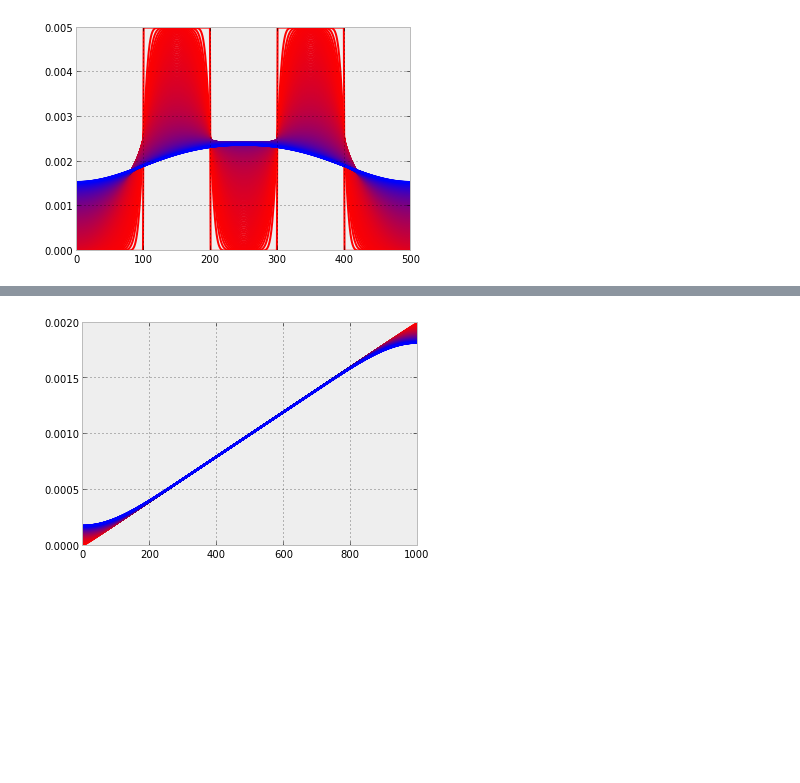
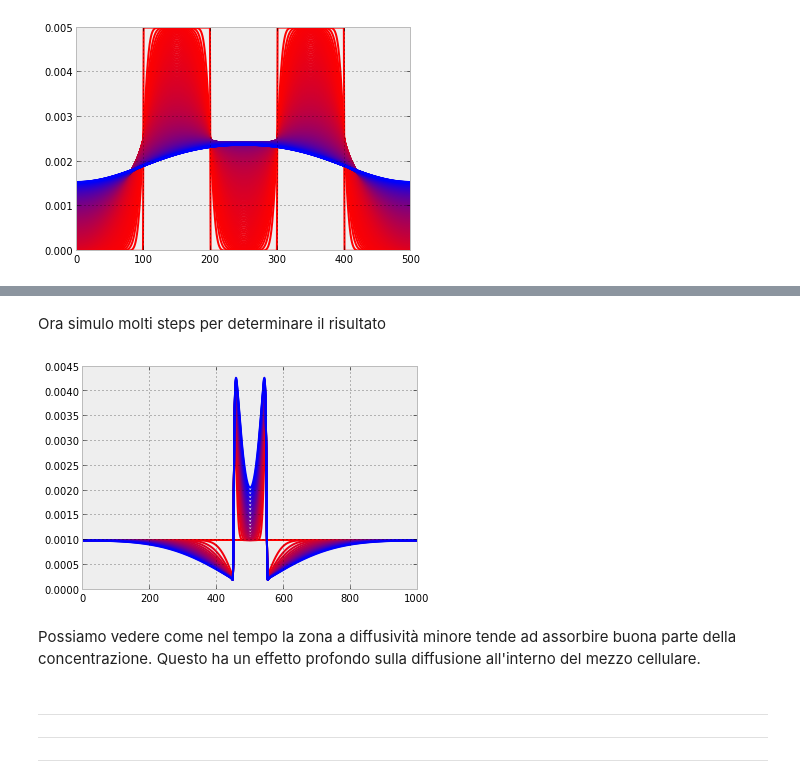
Before and after one commit to EnricoGiampieri/lezionipython, a Jupyter notebook: metodi fisici - diffusione.ipynb, the cells around one changed output, grey strips where cells are left out. Saved outputs shown, nothing was run; the diff lists cells and outputs as text; code cells hidden in the pictures; blank space fills up the shorter version.

Commit message:
aggiunta la lezione sulla diffusione

```diff
--- a/metodi fisici - diffusione.ipynb
+++ b/metodi fisici - diffusione.ipynb
@@ -193,0 +282,4 @@ for i in range(N):
+# %%
+iniziale = ones(1000)
+
+zone = r_[ ones(450), zeros(100), ones(450) ]==True
@@ -193,0 +295,9 @@ for i in range(N):
+# %%
+concentratrazione_1 = where( zone, iniziale, 0.0 )
+evoluzione_1 = gaussian_filter( concentratrazione_1, 5.0 )
+
+concentratrazione_2 = where( zone, 0.0, iniziale )
+evoluzione_2 = gaussian_filter( concentratrazione_2, 1.0 )
+
+nuova_concentrazione = evoluzione_1 + evoluzione_2
+plot(nuova_concentrazione)
@@ -194,10 +307,32 @@ for i in range(N):
+# %% [markdown]
+Ora simulo molti steps per determinare il risultato
 # %%
+N = 1000
+results = [iniziale / sum(iniziale) ]
+for i in range(N):
+    concentratrazione_1 = where( zone, results[-1], 0.0 )
+    evoluzione_1 = gaussian_filter( concentratrazione_1, 5.0 )
+
+    concentratrazione_2 = where( zone, 0.0, results[-1] )
+    evoluzione_2 = gaussian_filter( concentratrazione_2, 1.0 )
+
+    nuova_concentrazione = evoluzione_1 + evoluzione_2
+    results.append(nuova_concentrazione / sum(nuova_concentrazione))
+
 for idx, i in enumerate(results):
     r= idx*1.0/N
-    if not idx%200:
+    if not idx%(N//20):
         plot(i, color=[1-r, 0.0, r])
 # %% [output]
-[figure, old version]
+[figure, new version]
+# %% [markdown]
+Possiamo vedere come nel tempo la zona a diffusività minore tende ad assorbire buona parte della concentrazione. Questo ha un effetto profondo sulla diffusione all'interno del mezzo cellulare.
+# %% [markdown]
+----
+
+----
+
+----
 # %%
 #questo snippet mi permette di usare una visualizzazione più carina
 from IPython.core.display import HTML
```
Also changed, not shown: parts of 28 cells of this notebook, 1 other file.
